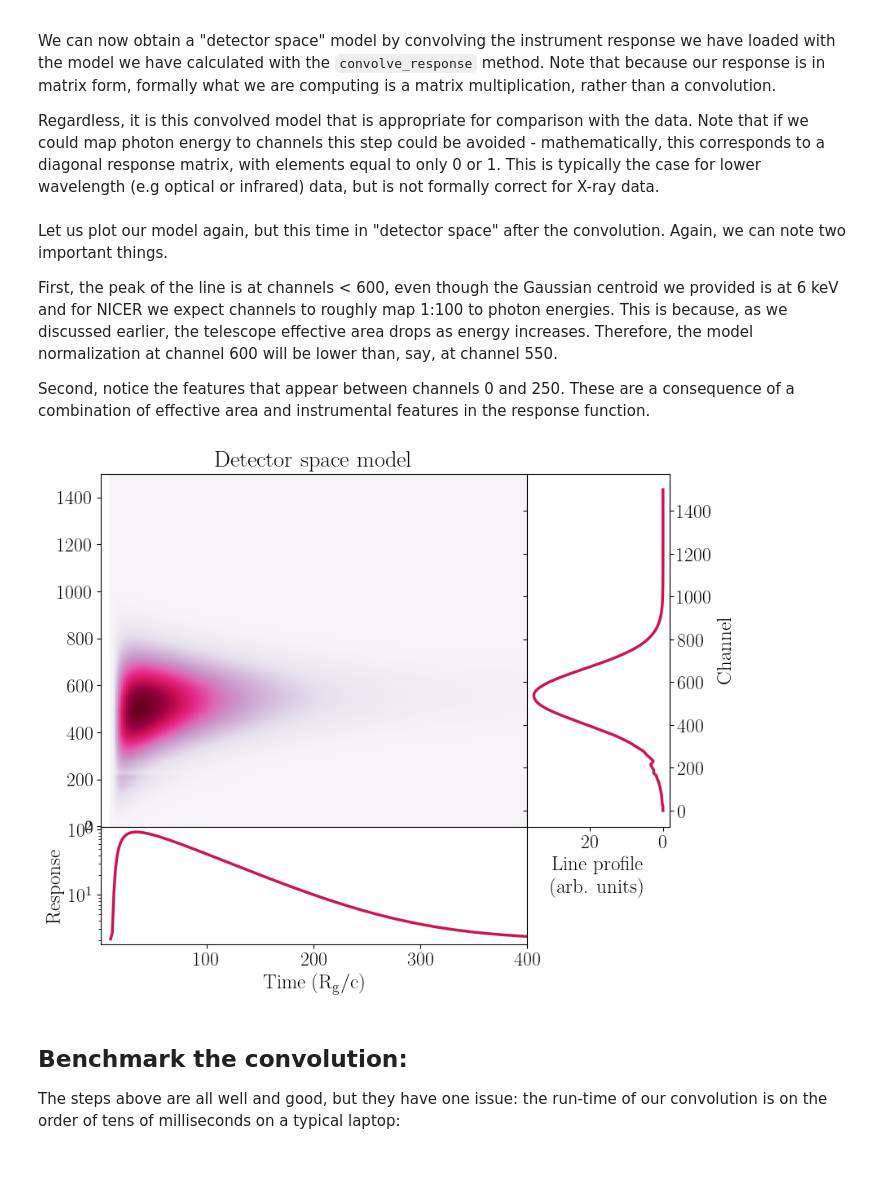
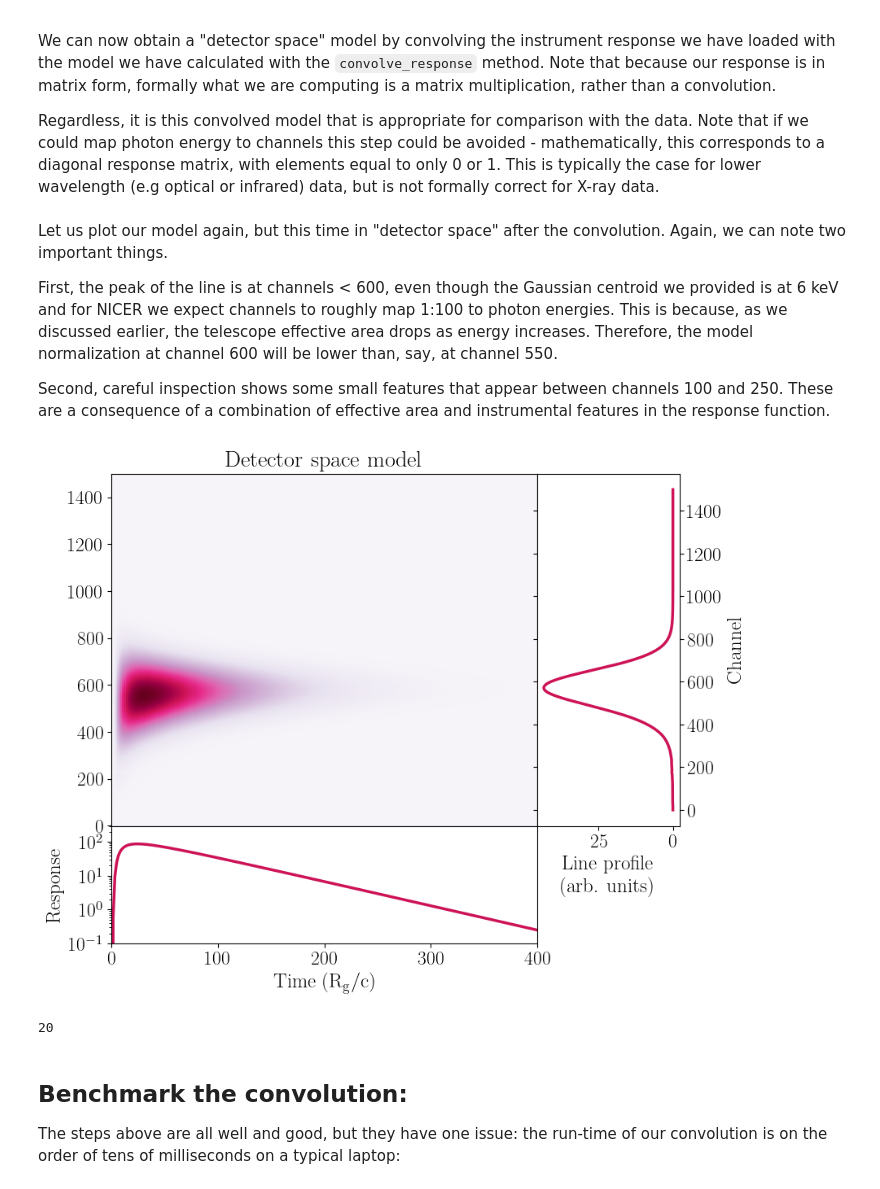
Before and after one commit to matteolucchini1/nDspec, a Jupyter notebook: docs/response.ipynb, the cells around one changed output. Drawn from its saved outputs; the diff is of its cells as text; code cells hidden in the pictures.

```diff
--- a/docs/response.ipynb
+++ b/docs/response.ipynb
@@ -78,25 +100,25 @@ For the energy grid we have to be more careful, as this needs to be identical to
 from astropy.io import fits
 
 #read the NICER response to set up an identical energy array
-test_NICER_rmf = "data/nicer-rmf6s-teamonly-array50.rmf"
-test_response = fits.open(test_NICER_rmf)
+NICER_path = "data/nicer-rmf6s-teamonly-array50.rmf"
+NICER_file = fits.open(NICER_path)
 # get all the extension names
-test_extnames = np.array([h.name for h in test_response])
-if "MATRIX" in test_extnames:
-    test_h = test_response["MATRIX"]
+extnames = np.array([h.name for h in NICER_file])
+if "MATRIX" in extnames:
+    header = NICER_file["MATRIX"]
 elif "SPECRESP MATRIX" in extnames:
-    test_h = test_response["SPECRESP MATRIX"]
-test_data = test_h.data
-test_energ_lo = np.array(test_data.field("ENERG_LO"))
-test_energ_hi = np.array(test_data.field("ENERG_HI"))
-test_energy_array = (test_energ_lo+test_energ_hi)/2.
-test_energy_channels=len(test_energy_array)
-test_response.close()
+    header = NICER_file["SPECRESP MATRIX"]
+NICER_data = header.data
+NICER_energ_lo = np.array(NICER_data.field("ENERG_LO"))
+NICER_energ_hi = np.array(NICER_data.field("ENERG_HI"))
+NICER_energy_array = (NICER_energ_lo+NICER_energ_hi)/2.
+NICER_energy_channels=len(NICER_energy_array)
+NICER_file.close()
 
 time_res = 250
-time_array = np.linspace(10.,400,time_res)
+time_array = np.linspace(0.1,400,time_res)
 
-impulse_test, line_profile, pulse_profile = simple_impulse(2.5,6,10,60)
+impulse_test, line_profile, pulse_profile = gauss_fred(time_array,NICER_energy_array,[1.,2.5,6.0,10,60,-0.25])
 # %% [markdown]
 ## Visualize the model
 
@@ -151,57 +177,61 @@ We can now obtain a "detector space" model by convolving the instrument response
 Regardless, it is this convolved model that is appropriate for comparison with the data. Note that if we could map photon energy to channels this step could be avoided - mathematically, this corresponds to a diagonal response matrix, with elements equal to only 0 or 1. This is typically the case for lower wavelength (e.g optical or infrared) data, but is not formally correct for X-ray data.
 # %%
 #now convolve the model with the response
-convolved_model = test_matrix.convolve_response(impulse_test)
+convolved_model = nicer_matrix.convolve_response(impulse_test)
 # %% [markdown]
 Let us plot our model again, but this time in "detector space" after the convolution. Again, we can note two important things.
 
 First, the peak of the line is at channels < 600, even though the Gaussian centroid we provided is at 6 keV and for NICER we expect channels to roughly map 1:100 to photon energies. This is because, as we discussed earlier, the telescope effective area drops as energy increases. Therefore, the model normalization at channel 600 will be lower than, say, at channel 550.
 
-Second, notice the features that appear between channels 0 and 250. These are a consequence of a combination of effective area and instrumental features in the response function.
+Second, careful inspection shows some small features that appear between channels 100 and 250. These are a consequence of a combination of effective area and instrumental features in the response function.
 # %%
 #plot the model again to visualize it:
 
-convolved_line_profile = np.zeros(test_matrix.numchan)
+convolved_line_profile = np.zeros(nicer_matrix.n_chans)
 
 for i in range(time_res):
-    for j in range(test_matrix.numchan):
+    for j in range(nicer_matrix.n_chans):
         convolved_line_profile[j] = convolved_line_profile[j] + convolved_model[j][i]
 
 colorscale = pl.cm.PuRd(np.linspace(0.,1.,5))
 
 fig = plt.figure(figsize=(9.,7.5))
 
 gs = gridspec.GridSpec(200,200)
 gs.update(wspace=0,hspace=0)
 ax = plt.subplot(gs[:-50,:-50])
 side = plt.subplot(gs[:-50,-50:200])
 below = plt.subplot(gs[-50:200,:-50])
 
-ax.pcolor(time_array,test_matrix.channels,convolved_model,cmap="PuRd",
+ax.pcolor(time_array,nicer_matrix.chans,convolved_model,cmap="PuRd",
           shading='auto',linewidth=0,rasterized=True)
 
 ax.set_xticklabels([])
-ax.set_xlim([1,400.])
+ax.set_xlim([0,400.])
 ax.xaxis.set_visible(False)
 
 below.semilogy(time_array,pulse_profile,linewidth=2.5,color=colorscale[3])
 below.set_xlabel("Time ($\\rm{R_g}/c$)",fontsize=18)
 below.set_ylabel("Response",fontsize=18)
-below.set_xlim([1,400.])
+below.set_xlim([0,400.])
+below.set_ylim([1e-1,3e2])
 
-side.plot(convolved_line_profile,test_matrix.channels,linewidth=2.5,color=colorscale[3])
+side.plot(convolved_line_profile,nicer_matrix.chans,linewidth=2.5,color=colorscale[3])
 side.invert_xaxis()
 side.yaxis.tick_right()
 side.yaxis.set_label_position('right')
 side.yaxis.set_ticks_position('both')
 side.set_xlabel("Line profile \n (arb. units)",fontsize=18)
 side.set_ylabel("Channel",fontsize=18)
 
 ax.set_title("Detector space model")
 
 plt.show()
+
+gc.collect()
 # %% [output]
-[figure, old version]
+[figure, new version]
+20
 # %% [markdown]
 ## Benchmark the convolution:
 
```
Also changed, not shown: parts of 16 cells of this notebook, 3 other files.
